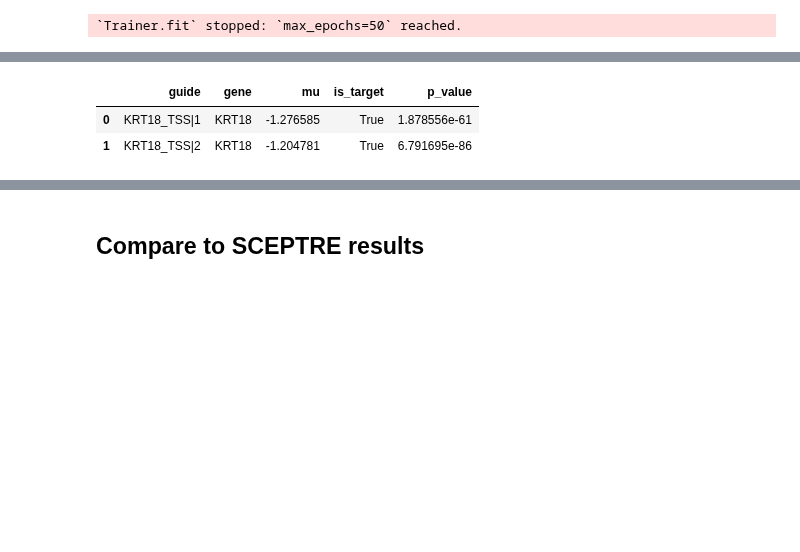
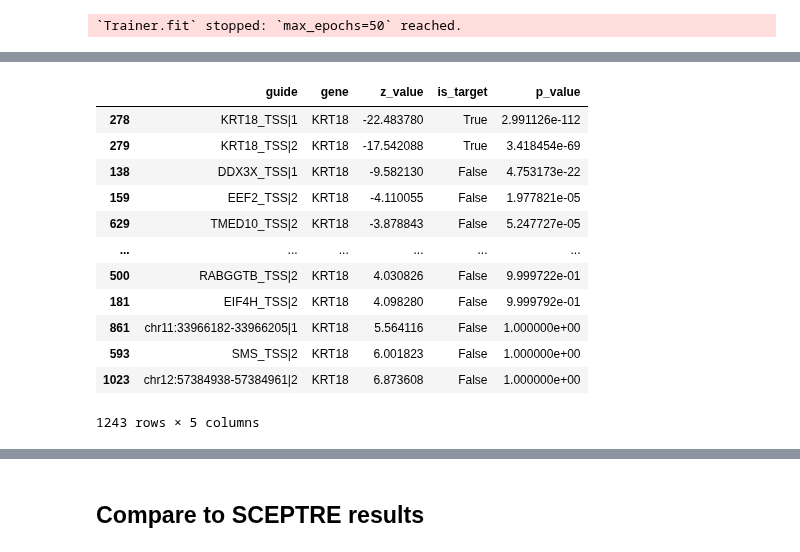
Before and after one commit to pinellolab/PerTurbo, a Jupyter notebook: reproducibility/gasperini_pilot.ipynb, the cells around one changed output, grey strips where cells are left out. Saved outputs shown, nothing was run; the diff lists cells and outputs as text; code cells hidden in the pictures; blank space fills up the shorter version.

```diff
--- a/reproducibility/gasperini_pilot.ipynb
+++ b/reproducibility/gasperini_pilot.ipynb
@@ -291,24 +321,34 @@ KeyError: 'perturb_mean_lfc.mu'
 # %%
 
-scpower_df = pd.merge(mu_df, p_df)
+scpower_df = pd.merge(z_df, p_df)
 if not smoke_test:
     scpower_df.to_csv("~/Downloads/all_results.csv")
 # significant_results = scpower_df.query("p_value < 1e-8")
 # significant_results['element'] = significant_results['guide'].str.split("|", expand=True)[0]
 # significant_results
-scpower_df
+scpower_df.sort_values("p_value")
 
 # guide_gene_pairs = significant_results.groupby(['element','gene'])['guide'].count()
 # guide_gene_pairs=guide_gene_pairs[guide_gene_pairs==2]
 # guide_gene_pairs.to_excel("~/Downloads/guide_pairs.xlsx")
 # # guide_gene_pairs.index
 # scpower_df.query("p_value < 1e-3").to_excel("~/Downloads/significant_results.xlsx")
 # significant_results['guide'].str.split("_", expand=True)[0]
 # significant_results.head(1000).to_excel("~/Downloads/significant_results.xlsx")
 # %% [output]
-|  | guide | gene | mu | is_target | p_value |
-| 0 | KRT18_TSS|1 | KRT18 | -1.276585 | True | 1.878556e-61 |
-| 1 | KRT18_TSS|2 | KRT18 | -1.204781 | True | 6.791695e-86 |
+|  | guide | gene | z_value | is_target | p_value |
+| 278 | KRT18_TSS|1 | KRT18 | -22.483780 | True | 2.991126e-112 |
+| 279 | KRT18_TSS|2 | KRT18 | -17.542088 | True | 3.418454e-69 |
+| 138 | DDX3X_TSS|1 | KRT18 | -9.582130 | False | 4.753173e-22 |
+| 159 | EEF2_TSS|2 | KRT18 | -4.110055 | False | 1.977821e-05 |
+| 629 | TMED10_TSS|2 | KRT18 | -3.878843 | False | 5.247727e-05 |
+| ... | ... | ... | ... | ... | ... |
+| 500 | RABGGTB_TSS|2 | KRT18 | 4.030826 | False | 9.999722e-01 |
+| 181 | EIF4H_TSS|2 | KRT18 | 4.098280 | False | 9.999792e-01 |
+| 861 | chr11:33966182-33966205|1 | KRT18 | 5.564116 | False | 1.000000e+00 |
+| 593 | SMS_TSS|2 | KRT18 | 6.001823 | False | 1.000000e+00 |
+| 1023 | chr12:57384938-57384961|2 | KRT18 | 6.873608 | False | 1.000000e+00 |
+1243 rows × 5 columns
 # %%
 print(scpower_df)
 # %% [output]
```
Also changed, not shown: parts of 15 cells of this notebook, 4 other files.
